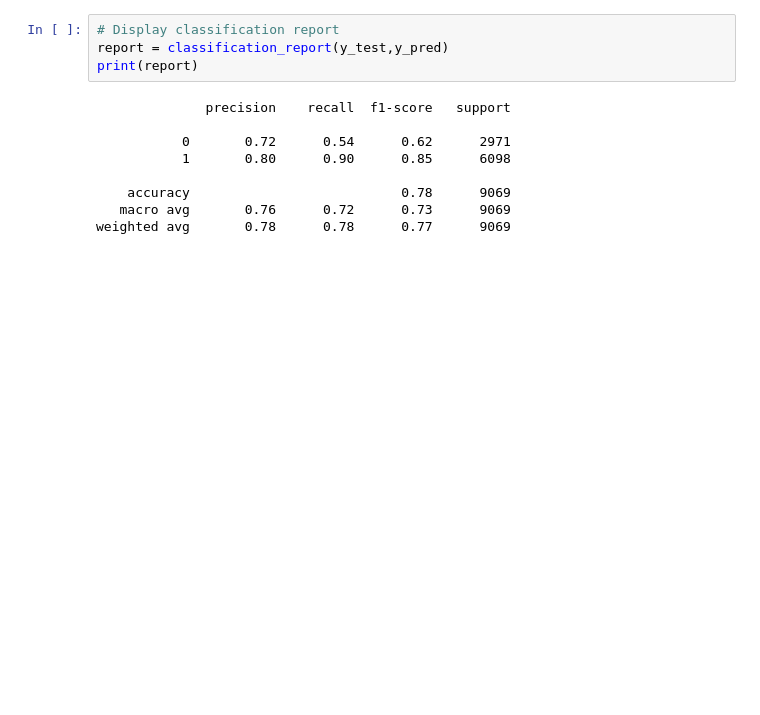
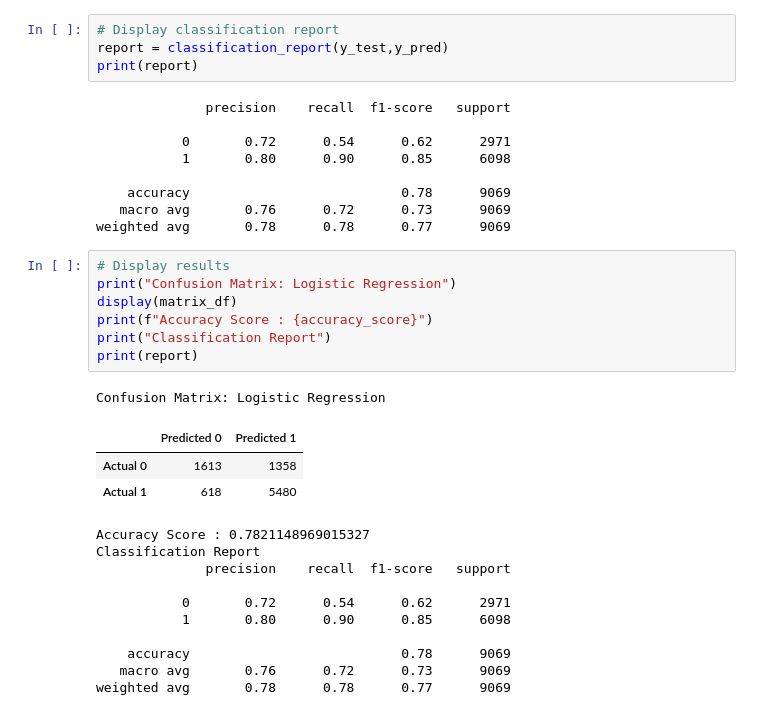
Before and after one commit to domivillacis/Hotel_reservations_analysis, a Jupyter notebook: Predicting_cancellations.ipynb, the cells around one changed output. Saved outputs shown, nothing was run; the diff lists cells and outputs as text; blank space fills up the shorter version.

Commit message:
logistic regression ml model

```diff
--- a/Predicting_cancellations.ipynb
+++ b/Predicting_cancellations.ipynb
@@ -182,3 +189,25 @@ print(report)
     accuracy                           0.78      9069
    macro avg       0.76      0.72      0.73      9069
 weighted avg       0.78      0.78      0.77      9069
+# %%
+# Display results
+print("Confusion Matrix: Logistic Regression")
+display(matrix_df)
+print(f"Accuracy Score : {accuracy_score}")
+print("Classification Report")
+print(report)
+# %% [output]
+Confusion Matrix: Logistic Regression
+|  | Predicted 0 | Predicted 1 |
+| Actual 0 | 1613 | 1358 |
+| Actual 1 | 618 | 5480 |
+Accuracy Score : 0.7821148969015327
+Classification Report
+              precision    recall  f1-score   support
+
+           0       0.72      0.54      0.62      2971
+           1       0.80      0.90      0.85      6098
+
+    accuracy                           0.78      9069
+   macro avg       0.76      0.72      0.73      9069
+weighted avg       0.78      0.78      0.77      9069
```
Also changed, not shown: parts of 2 cells of this notebook.
